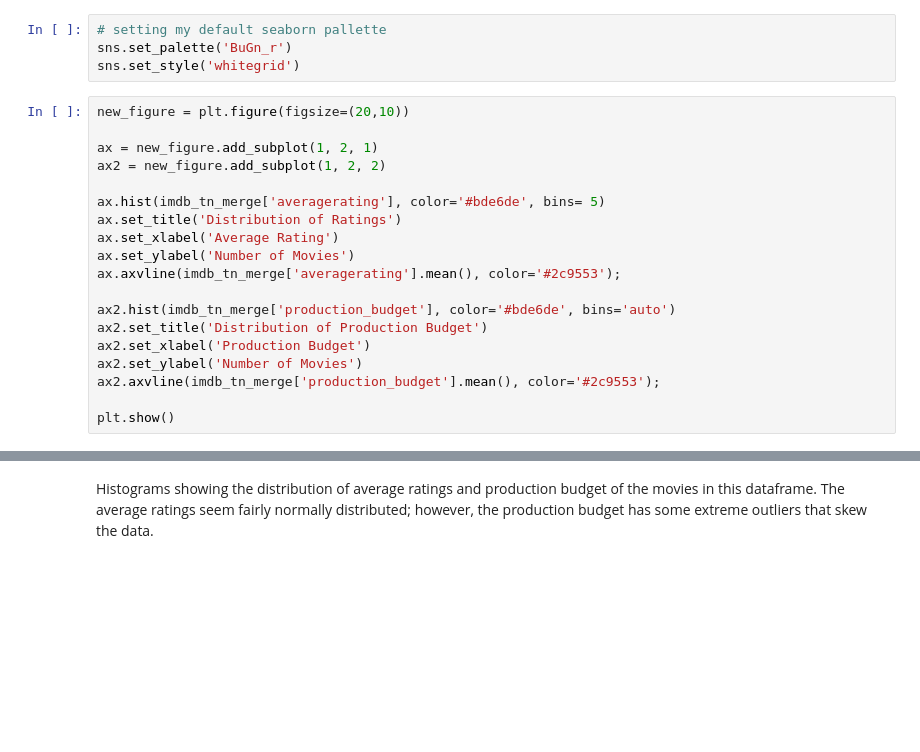
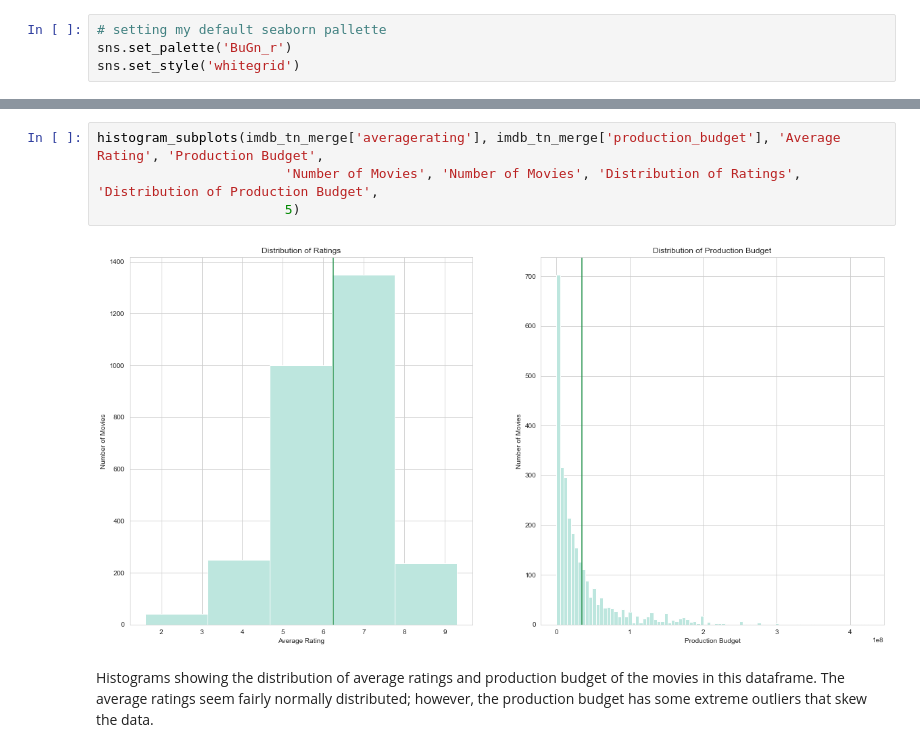
Before and after one commit to JenniferLavoie/DSFirstProject, a Jupyter notebook: student.ipynb, the cells around one changed output, grey strips where cells are left out. Cells and saved outputs as stored; diff of their text form; blank space fills up the shorter version.

```diff
--- a/student.ipynb
+++ b/student.ipynb
@@ -570,22 +569,3 @@ pal.as_hex()
 # setting my default seaborn pallette
 sns.set_palette('BuGn_r')
 sns.set_style('whitegrid')
-# %%
-new_figure = plt.figure(figsize=(20,10))
-
-ax = new_figure.add_subplot(1, 2, 1)
-ax2 = new_figure.add_subplot(1, 2, 2)
-
-ax.hist(imdb_tn_merge['averagerating'], color='#bde6de', bins= 5)
-ax.set_title('Distribution of Ratings')
-ax.set_xlabel('Average Rating')
-ax.set_ylabel('Number of Movies')
-ax.axvline(imdb_tn_merge['averagerating'].mean(), color='#2c9553');
-
-ax2.hist(imdb_tn_merge['production_budget'], color='#bde6de', bins='auto')
-ax2.set_title('Distribution of Production Budget')
-ax2.set_xlabel('Production Budget')
-ax2.set_ylabel('Number of Movies')
-ax2.axvline(imdb_tn_merge['production_budget'].mean(), color='#2c9553');
-
-plt.show()
@@ -594,2 +686,8 @@ plt.show()
+# %%
+histogram_subplots(imdb_tn_merge['averagerating'], imdb_tn_merge['production_budget'], 'Average Rating', 'Production Budget',
+                        'Number of Movies', 'Number of Movies', 'Distribution of Ratings', 'Distribution of Production Budget',
+                        5)
+# %% [output]
+[figure, added]
 # %% [markdown]
 Histograms showing the distribution of average ratings and production budget of the movies in this dataframe.  The average ratings seem fairly normally distributed; however, the production budget has some extreme outliers that skew the data.
```
Also changed, not shown: parts of 66 cells of this notebook.
